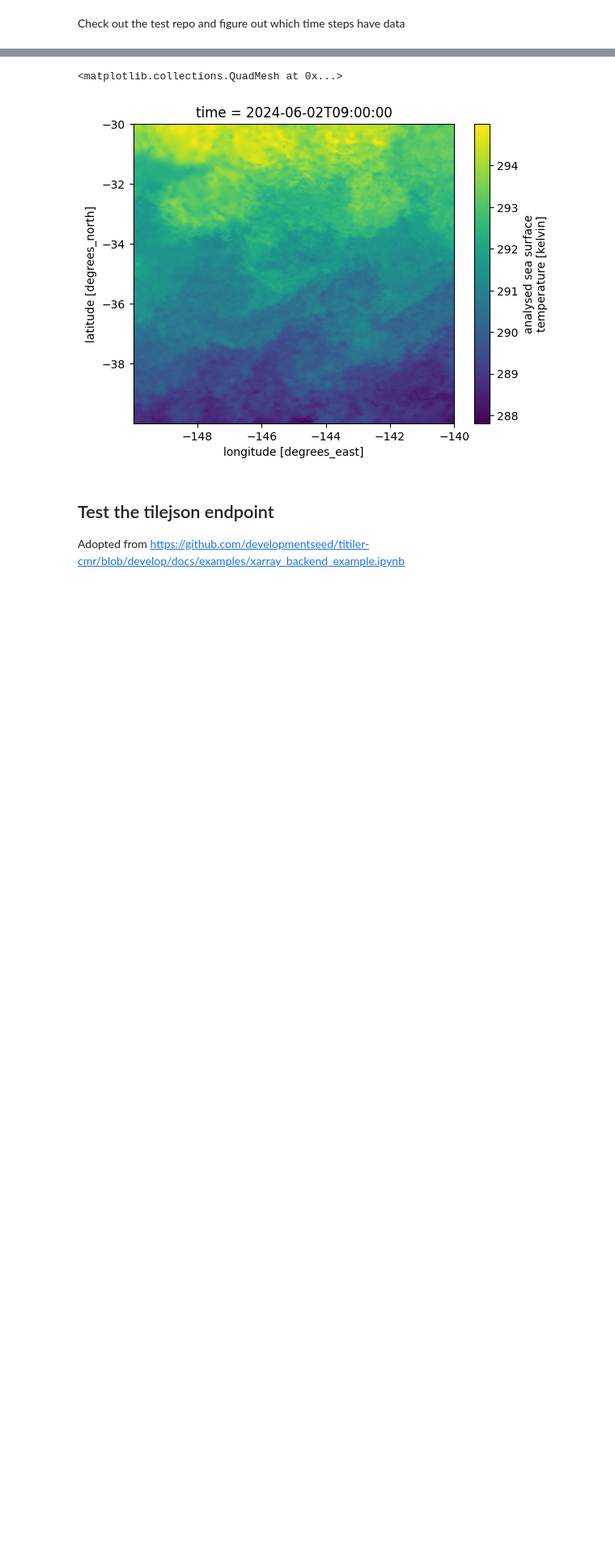
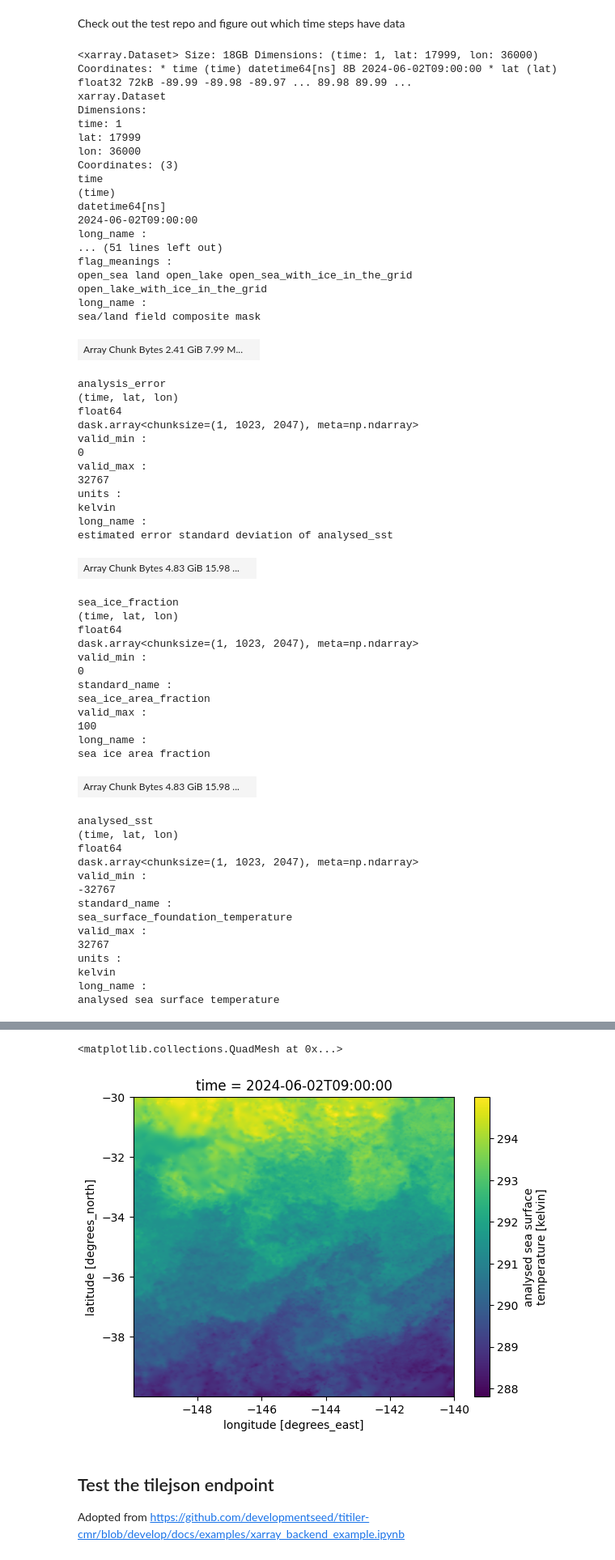
Before and after one commit to developmentseed/titiler-multidim, a Jupyter notebook: notebooks/test_native_icechunk.ipynb, the cells around one changed output, grey strips where cells are left out. Shown at 81% size. Saved outputs shown, nothing was run; the diff lists cells and outputs as text; code cells hidden in the pictures; blank space fills up the shorter version.

```diff
--- a/notebooks/test_native_icechunk.ipynb
+++ b/notebooks/test_native_icechunk.ipynb
@@ -12,3 +12,64 @@ storage = ic.s3_storage(
 repo = ic.Repository.open(storage=storage)
 session = repo.readonly_session("main")
 ds = xr.open_zarr(session.store, consolidated=False, zarr_format=3)
+# %%
+ds
+# %% [output]
+<xarray.Dataset> Size: 18GB Dimensions: (time: 1, lat: 17999, lon: 36000) Coordinates: * time (time) datetime64[ns] 8B 2024-06-02T09:00:00 * lat (lat) float32 72kB -89.99 -89.98 -89.97 ... 89.98 89.99 ...
+xarray.Dataset
+Dimensions:
+time: 1
+lat: 17999
+lon: 36000
+Coordinates: (3)
+time
+(time)
+datetime64[ns]
+2024-06-02T09:00:00
+long_name :
+... (51 lines left out)
+flag_meanings :
+open_sea land open_lake open_sea_with_ice_in_the_grid open_lake_with_ice_in_the_grid
+long_name :
+sea/land field composite mask
+| Array Chunk Bytes 2.41 GiB 7.99 M... |  |
+analysis_error
+(time, lat, lon)
+float64
+dask.array<chunksize=(1, 1023, 2047), meta=np.ndarray>
+valid_min :
+0
+valid_max :
+32767
+units :
+kelvin
+long_name :
+estimated error standard deviation of analysed_sst
+| Array Chunk Bytes 4.83 GiB 15.98 ... |  |
+sea_ice_fraction
+(time, lat, lon)
+float64
+dask.array<chunksize=(1, 1023, 2047), meta=np.ndarray>
+valid_min :
+0
+standard_name :
+sea_ice_area_fraction
+valid_max :
+100
+long_name :
+sea ice area fraction
+| Array Chunk Bytes 4.83 GiB 15.98 ... |  |
+analysed_sst
+(time, lat, lon)
+float64
+dask.array<chunksize=(1, 1023, 2047), meta=np.ndarray>
+valid_min :
+-32767
+standard_name :
+sea_surface_foundation_temperature
+valid_max :
+32767
+units :
+kelvin
+long_name :
+analysed sea surface temperature
```
Also changed, not shown: parts of 1 cell of this notebook, 2 other files.
